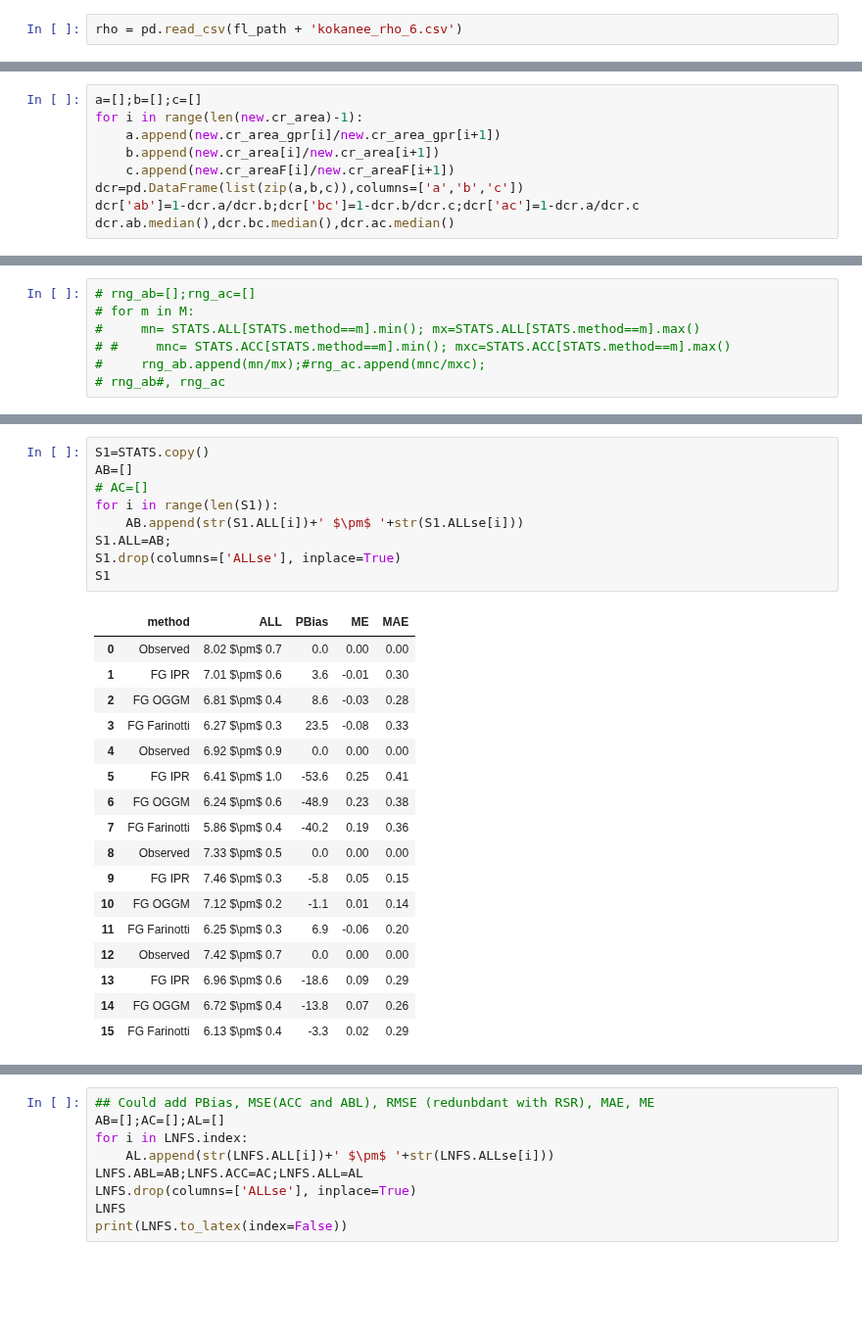
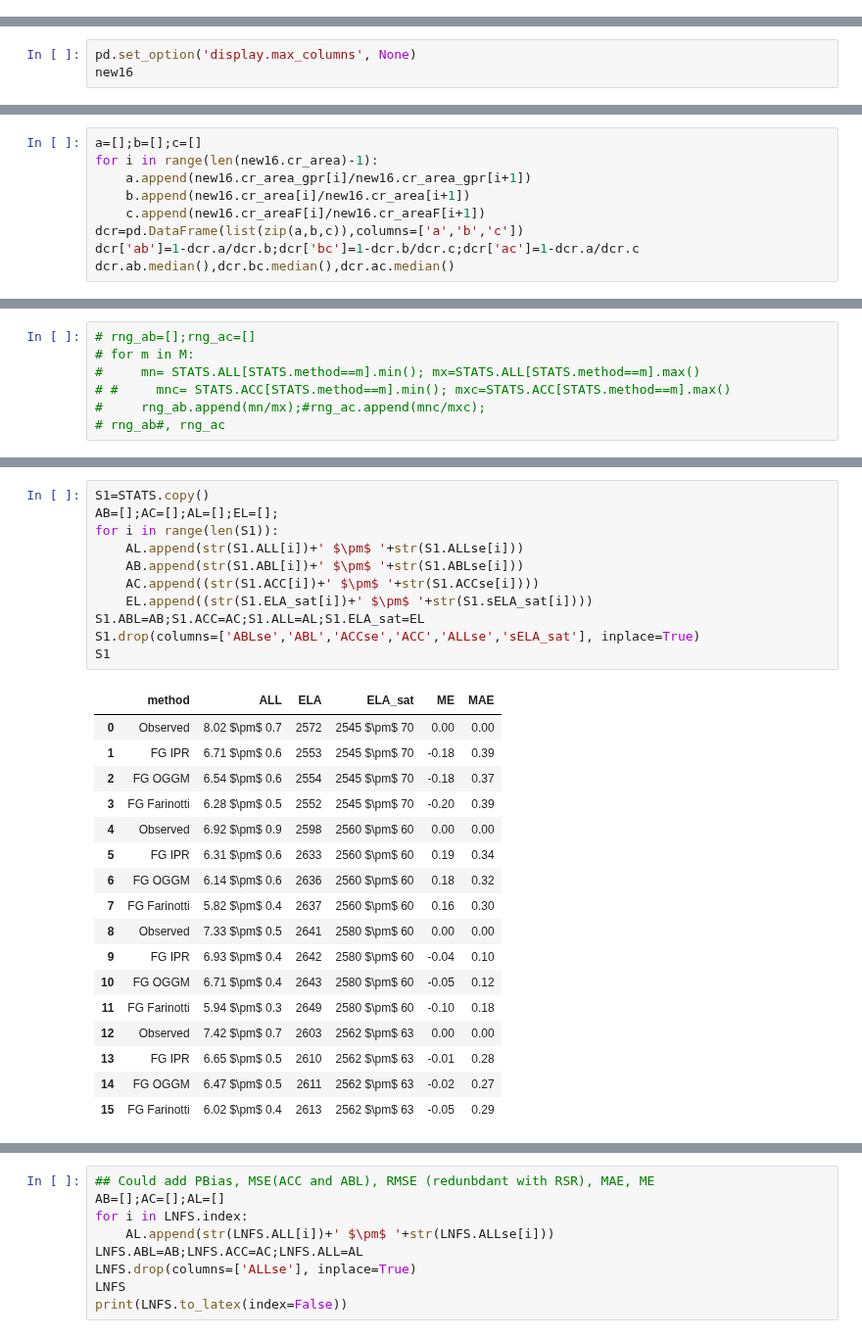
Before and after one commit to bpelto/ice_dynamics, a Jupyter notebook: flux_gate-Kokanee_MP-pw-Linear.ipynb, the cells around one changed output, grey strips where cells are left out. Shown at 98% size. Drawn from its saved outputs; the diff is of its cells as text; blank space fills up the shorter version.

```diff
--- a/flux_gate-Kokanee_MP-pw-Linear.ipynb
+++ b/flux_gate-Kokanee_MP-pw-Linear.ipynb
@@ -42,5 +42,3 @@ sVZ=np.sqrt((sVsys**2)+((sVRAND)**2))
 sVZ
 # %% [output]
 2.7313000567495327
-# %%
-rho = pd.read_csv(fl_path + 'kokanee_rho_6.csv')
@@ -1091,0 +1290,3 @@ Name: rho_2018, dtype: int64
+# %%
+pd.set_option('display.max_columns', None)
+new16
@@ -1253,9 +1473,9 @@ print(R)
 # %%
 a=[];b=[];c=[]
-for i in range(len(new.cr_area)-1):
-    a.append(new.cr_area_gpr[i]/new.cr_area_gpr[i+1])
-    b.append(new.cr_area[i]/new.cr_area[i+1])
-    c.append(new.cr_areaF[i]/new.cr_areaF[i+1])
+for i in range(len(new16.cr_area)-1):
+    a.append(new16.cr_area_gpr[i]/new16.cr_area_gpr[i+1])
+    b.append(new16.cr_area[i]/new16.cr_area[i+1])
+    c.append(new16.cr_areaF[i]/new16.cr_areaF[i+1])
 dcr=pd.DataFrame(list(zip(a,b,c)),columns=['a','b','c'])
 dcr['ab']=1-dcr.a/dcr.b;dcr['bc']=1-dcr.b/dcr.c;dcr['ac']=1-dcr.a/dcr.c
 dcr.ab.median(),dcr.bc.median(),dcr.ac.median()
@@ -1377,30 +1701,32 @@ STATS
 # %%
 S1=STATS.copy()
-AB=[]
-# AC=[]
+AB=[];AC=[];AL=[];EL=[];
 for i in range(len(S1)):
-    AB.append(str(S1.ALL[i])+' $\pm$ '+str(S1.ALLse[i]))
-S1.ALL=AB;
-S1.drop(columns=['ALLse'], inplace=True)
+    AL.append(str(S1.ALL[i])+' $\pm$ '+str(S1.ALLse[i]))
+    AB.append(str(S1.ABL[i])+' $\pm$ '+str(S1.ABLse[i]))
+    AC.append((str(S1.ACC[i])+' $\pm$ '+str(S1.ACCse[i])))
+    EL.append((str(S1.ELA_sat[i])+' $\pm$ '+str(S1.sELA_sat[i])))
+S1.ABL=AB;S1.ACC=AC;S1.ALL=AL;S1.ELA_sat=EL
+S1.drop(columns=['ABLse','ABL','ACCse','ACC','ALLse','sELA_sat'], inplace=True)
 S1
 # %% [output]
-|  | method | ALL | PBias | ME | MAE |
-| 0 | Observed | 8.02 $\pm$ 0.7 | 0.0 | 0.00 | 0.00 |
-| 1 | FG IPR | 7.01 $\pm$ 0.6 | 3.6 | -0.01 | 0.30 |
-| 2 | FG OGGM | 6.81 $\pm$ 0.4 | 8.6 | -0.03 | 0.28 |
-| 3 | FG Farinotti | 6.27 $\pm$ 0.3 | 23.5 | -0.08 | 0.33 |
-| 4 | Observed | 6.92 $\pm$ 0.9 | 0.0 | 0.00 | 0.00 |
-| 5 | FG IPR | 6.41 $\pm$ 1.0 | -53.6 | 0.25 | 0.41 |
-| 6 | FG OGGM | 6.24 $\pm$ 0.6 | -48.9 | 0.23 | 0.38 |
-| 7 | FG Farinotti | 5.86 $\pm$ 0.4 | -40.2 | 0.19 | 0.36 |
-| 8 | Observed | 7.33 $\pm$ 0.5 | 0.0 | 0.00 | 0.00 |
-| 9 | FG IPR | 7.46 $\pm$ 0.3 | -5.8 | 0.05 | 0.15 |
-| 10 | FG OGGM | 7.12 $\pm$ 0.2 | -1.1 | 0.01 | 0.14 |
-| 11 | FG Farinotti | 6.25 $\pm$ 0.3 | 6.9 | -0.06 | 0.20 |
-| 12 | Observed | 7.42 $\pm$ 0.7 | 0.0 | 0.00 | 0.00 |
-| 13 | FG IPR | 6.96 $\pm$ 0.6 | -18.6 | 0.09 | 0.29 |
-| 14 | FG OGGM | 6.72 $\pm$ 0.4 | -13.8 | 0.07 | 0.26 |
-| 15 | FG Farinotti | 6.13 $\pm$ 0.4 | -3.3 | 0.02 | 0.29 |
+|  | method | ALL | ELA | ELA_sat | ME | MAE |
+| 0 | Observed | 8.02 $\pm$ 0.7 | 2572 | 2545 $\pm$ 70 | 0.00 | 0.00 |
+| 1 | FG IPR | 6.71 $\pm$ 0.6 | 2553 | 2545 $\pm$ 70 | -0.18 | 0.39 |
+| 2 | FG OGGM | 6.54 $\pm$ 0.6 | 2554 | 2545 $\pm$ 70 | -0.18 | 0.37 |
+| 3 | FG Farinotti | 6.28 $\pm$ 0.5 | 2552 | 2545 $\pm$ 70 | -0.20 | 0.39 |
+| 4 | Observed | 6.92 $\pm$ 0.9 | 2598 | 2560 $\pm$ 60 | 0.00 | 0.00 |
+| 5 | FG IPR | 6.31 $\pm$ 0.6 | 2633 | 2560 $\pm$ 60 | 0.19 | 0.34 |
+| 6 | FG OGGM | 6.14 $\pm$ 0.6 | 2636 | 2560 $\pm$ 60 | 0.18 | 0.32 |
+| 7 | FG Farinotti | 5.82 $\pm$ 0.4 | 2637 | 2560 $\pm$ 60 | 0.16 | 0.30 |
+| 8 | Observed | 7.33 $\pm$ 0.5 | 2641 | 2580 $\pm$ 60 | 0.00 | 0.00 |
+| 9 | FG IPR | 6.93 $\pm$ 0.4 | 2642 | 2580 $\pm$ 60 | -0.04 | 0.10 |
+| 10 | FG OGGM | 6.71 $\pm$ 0.4 | 2643 | 2580 $\pm$ 60 | -0.05 | 0.12 |
+| 11 | FG Farinotti | 5.94 $\pm$ 0.3 | 2649 | 2580 $\pm$ 60 | -0.10 | 0.18 |
+| 12 | Observed | 7.42 $\pm$ 0.7 | 2603 | 2562 $\pm$ 63 | 0.00 | 0.00 |
+| 13 | FG IPR | 6.65 $\pm$ 0.5 | 2610 | 2562 $\pm$ 63 | -0.01 | 0.28 |
+| 14 | FG OGGM | 6.47 $\pm$ 0.5 | 2611 | 2562 $\pm$ 63 | -0.02 | 0.27 |
+| 15 | FG Farinotti | 6.02 $\pm$ 0.4 | 2613 | 2562 $\pm$ 63 | -0.05 | 0.29 |
 # %%
 print(S1.to_latex(index=False))
 # %% [output]
```
Also changed, not shown: parts of 69 cells of this notebook, 5 other files.
